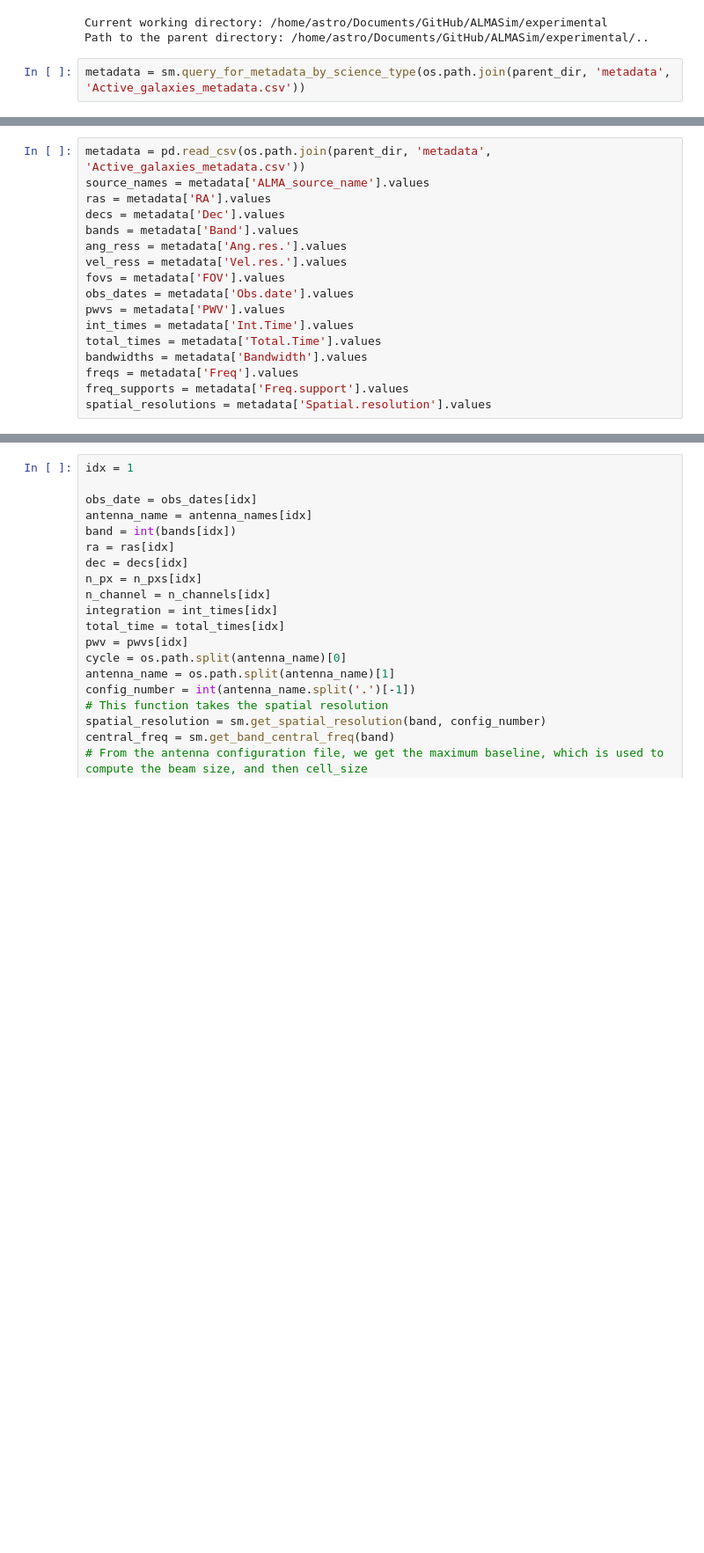
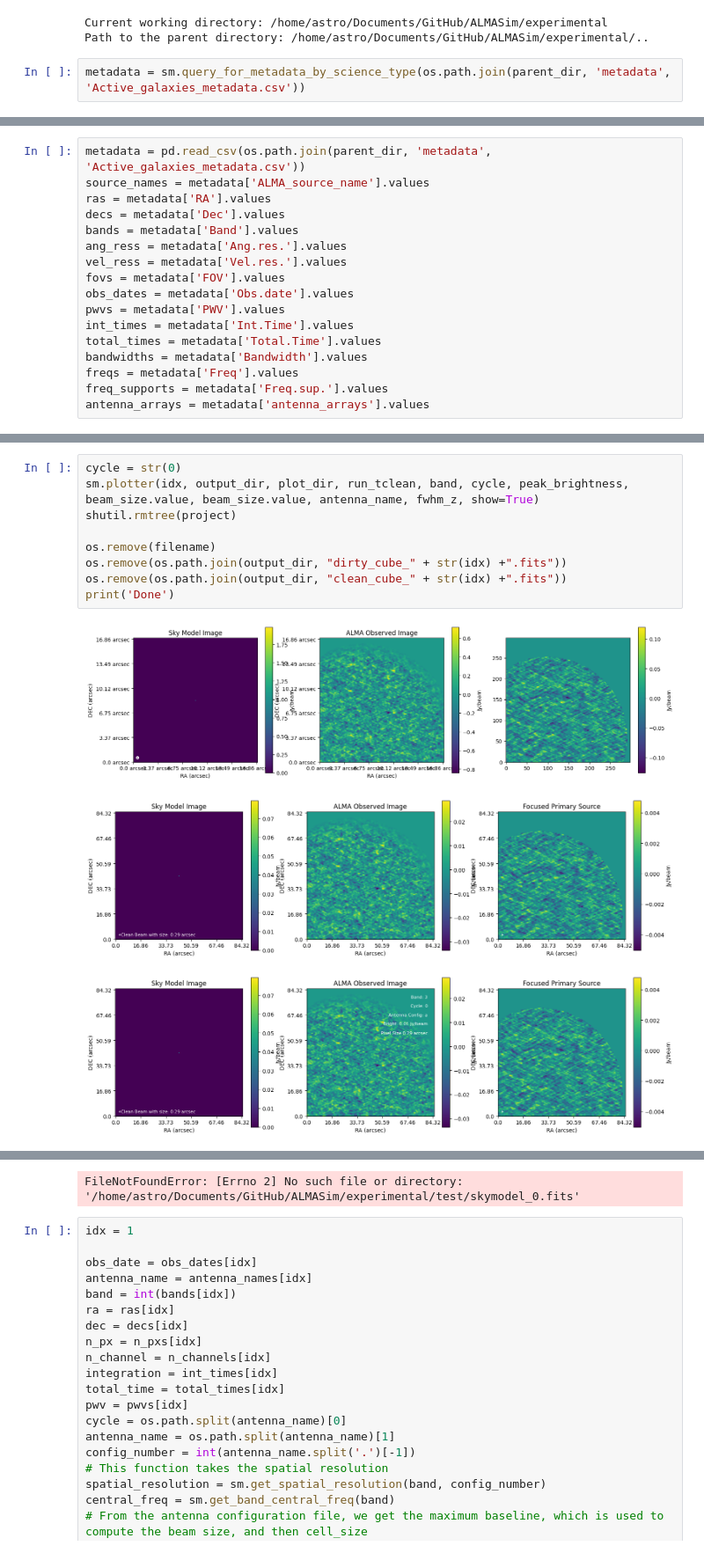
Before and after one commit to MicheleDelliVeneri/ALMASim, a Jupyter notebook: experimental/metadata-tester.ipynb, the cells around one changed output, grey strips where cells are left out. Shown at 88% size. Drawn from its saved outputs; the diff is of its cells as text; blank space fills up the shorter version.

```diff
--- a/experimental/metadata-tester.ipynb
+++ b/experimental/metadata-tester.ipynb
@@ -61,8 +38,8 @@ int_times = metadata['Int.Time'].values
 total_times = metadata['Total.Time'].values
 bandwidths = metadata['Bandwidth'].values
 freqs = metadata['Freq'].values
-freq_supports = metadata['Freq.support'].values
-spatial_resolutions = metadata['Spatial.resolution'].values
+freq_supports = metadata['Freq.sup.'].values
+antenna_arrays = metadata['antenna_arrays'].values
 # %%
 idx = 0
 output_dir = current_path
@@ -337,0 +373,13 @@ TypeError: type Quantity doesn't define __round__ method
+# %%
+cycle = str(0)
+sm.plotter(idx, output_dir, plot_dir, run_tclean, band, cycle, peak_brightness, beam_size.value, beam_size.value, antenna_name, fwhm_z, show=True)
+shutil.rmtree(project)
+
+os.remove(filename)
+os.remove(os.path.join(output_dir, "dirty_cube_" + str(idx) +".fits"))
+os.remove(os.path.join(output_dir, "clean_cube_" + str(idx) +".fits"))
+print('Done')
+# %% [output]
+[figure, added]
+[figure, added]
+[figure, added]
@@ -338,3 +387,4 @@ TypeError: type Quantity doesn't define __round__ method
+FileNotFoundError: [Errno 2] No such file or directory: '/home/astro/Documents/GitHub/ALMASim/experimental/test/skymodel_0.fits'
 # %%
 idx = 1
 
```
Also changed, not shown: parts of 5 cells of this notebook, 7 other files.
